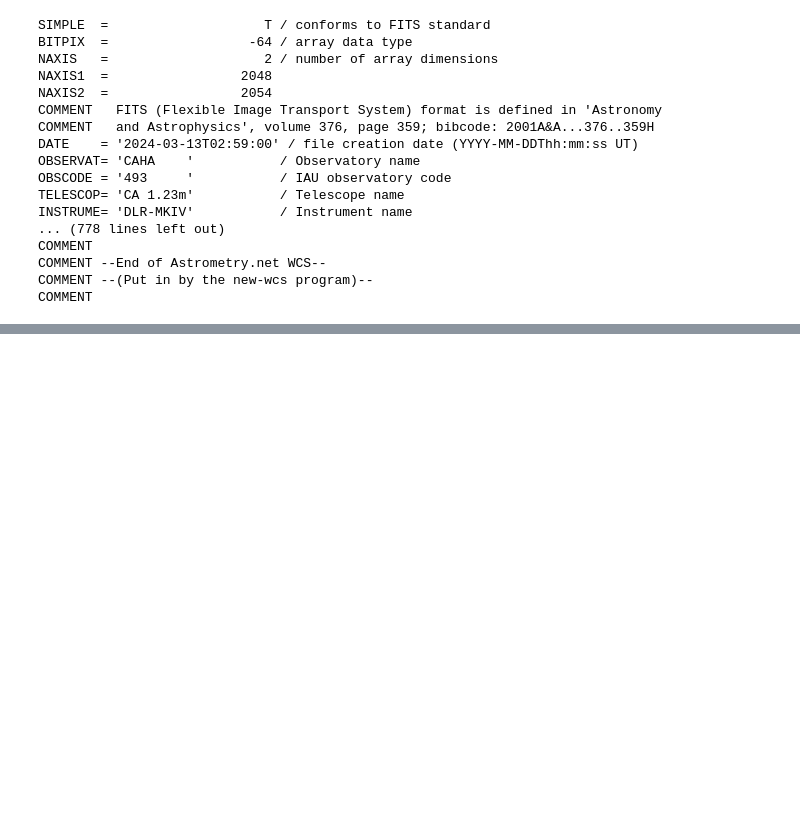
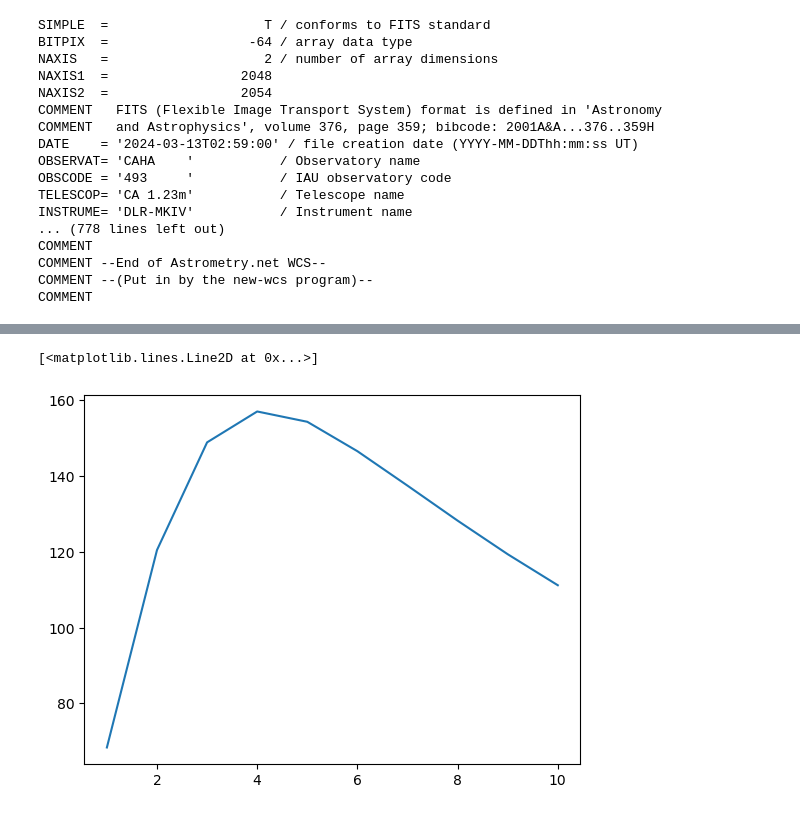
Before and after one commit to gregorycorcoran/Astro-Data, a Jupyter notebook: Calibration.ipynb, the cells around one changed output, grey strips where cells are left out. Cells and saved outputs as stored; diff of their text form; code cells hidden in the pictures; blank space fills up the shorter version.

```diff
--- a/Calibration.ipynb
+++ b/Calibration.ipynb
@@ -77,0 +185,6 @@ print(references[2])
+# %%
+annulus_aperture = CircularAnnulus(positions, r_in=12., r_out=15.)
+phot_table1 = aperture_photometry(image, annulus_aperture)
+for col in phot_table1.colnames:
+    phot_table1[col].info.format = '%.8g'
+print(phot_table1)
@@ -77,0 +209,21 @@ print(references[2])
+# %%
+bkg_mean = phot_table1['aperture_sum'] / annulus_aperture.area
+#print(bkg_mean)
+# %%
+bkg_total=bkg_mean*apertures[0].area
+# %%
+snr = np.array([])
+snr1=[]
+index = 0
+for col in phot_table.colnames[3:]:
+    bkg_total = bkg_mean * apertures[index].area
+    net_star = phot_table[col] - bkg_total
+    snr_arr=net_star/np.sqrt(net_star+bkg_total)
+    snr1.append(snr_arr)
+    snr = np.append(snr, net_star / np.sqrt(net_star + bkg_total))
+    index += 1
+# %%
+plt.plot(radii,[np.median(el) for el in snr1])
+# %% [output]
+[<matplotlib.lines.Line2D at 0x...>]
+[figure, added]
```
Also changed, not shown: parts of 18 cells of this notebook, 13 other files.
